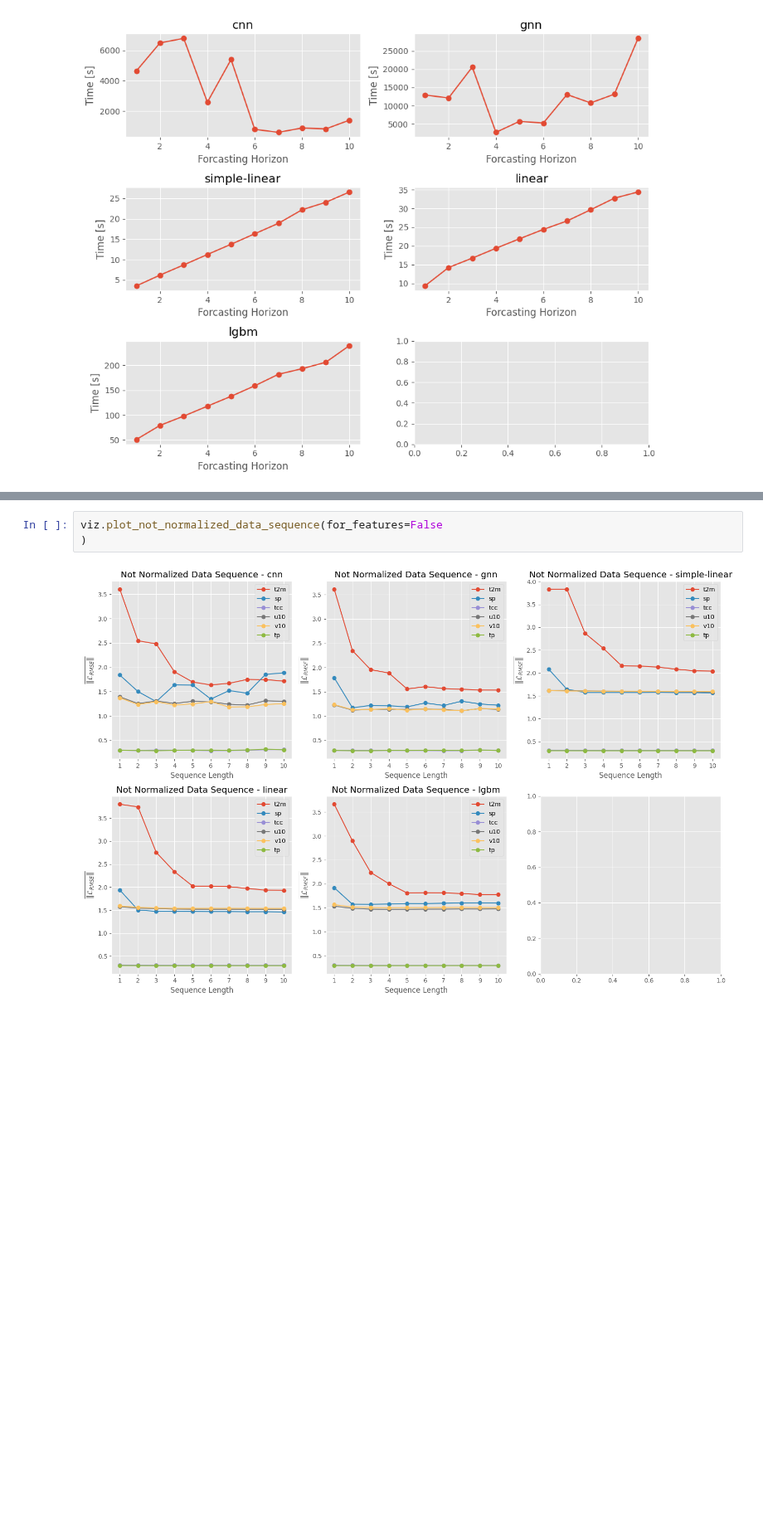
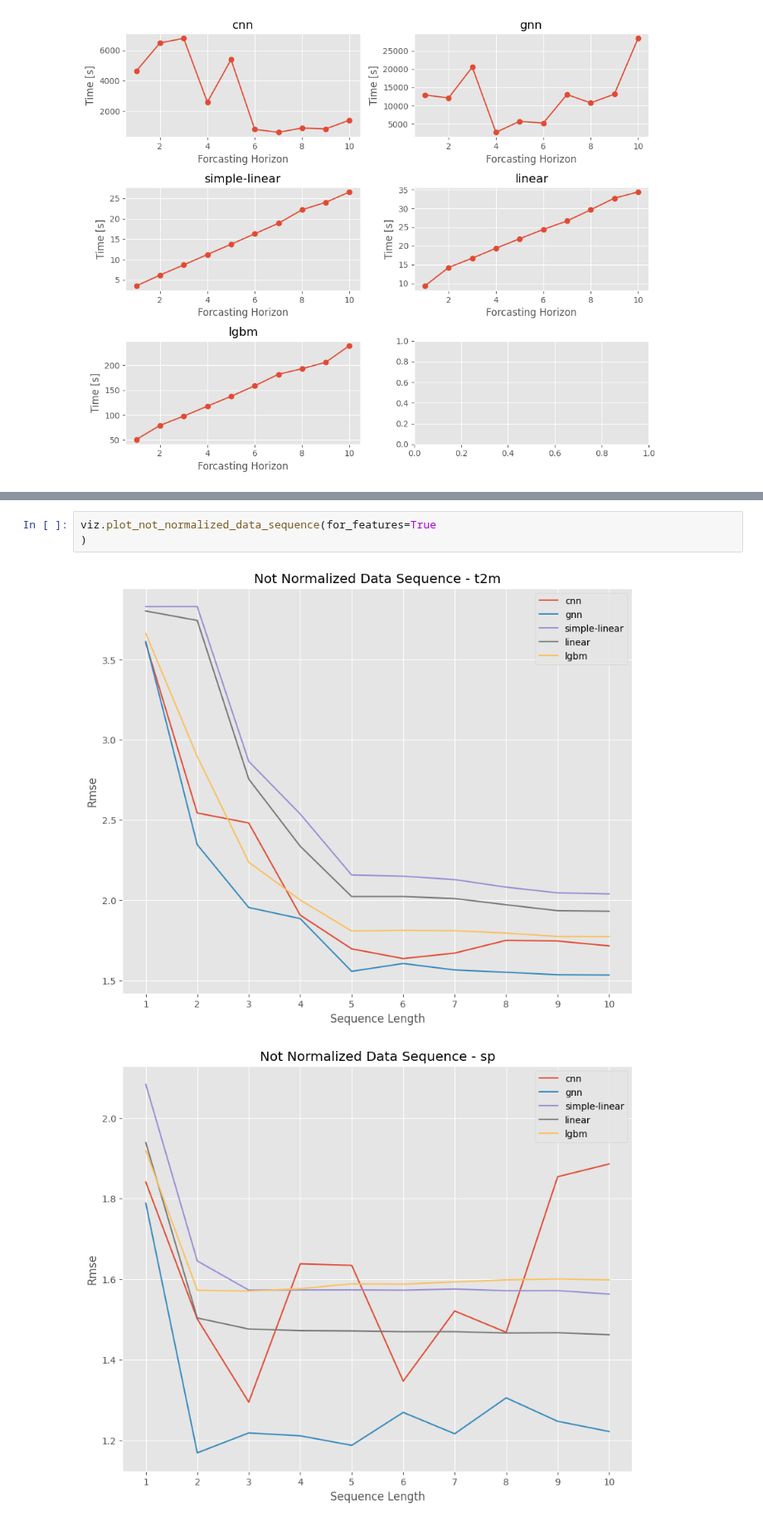
Before and after one commit to iwamaciek/stwp, a Jupyter notebook: hpo/visualisation.ipynb, the cells around one changed output, grey strips where cells are left out. Shown at 83% size. Drawn from its saved outputs; the diff is of its cells as text; blank space fills up the shorter version.

```diff
--- a/hpo/visualisation.ipynb
+++ b/hpo/visualisation.ipynb
@@ -38,7 +38,8 @@ viz.create_metrics_table()
 │ lgbm          │ [1.8804846252271104, 1.5100134861876124, 0.2862118657283184, 1.4663552980559658, 1.4520369555418684, 0.29286531097201846]   │
 ╘═══════════════╧═════════════════════════════════════════════════════════════════════════════════════════════════════════════════════════════╛
 # %%
-viz.plot_not_normalized_data_sequence(for_features=False
+viz.plot_not_normalized_data_sequence(for_features=True
 )
 # %% [output]
-[figure, old version]
+[figure, new version]
+[figure, added]
```
Also changed, not shown: parts of 3 cells of this notebook, 1 other file.
